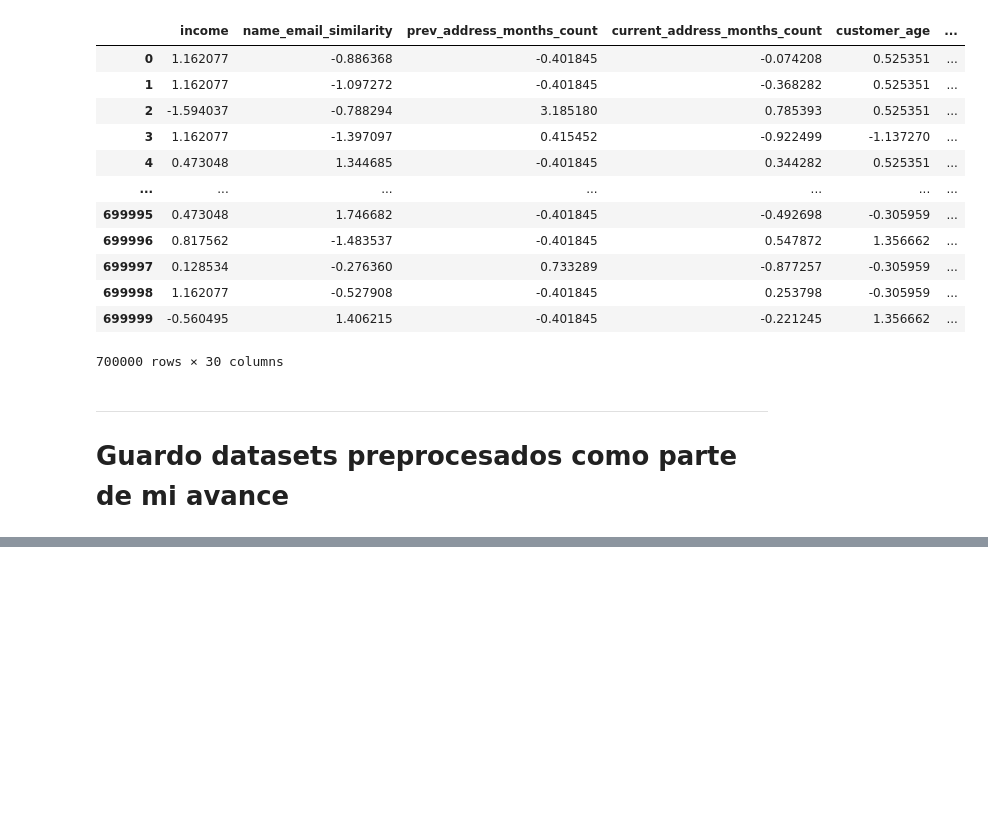
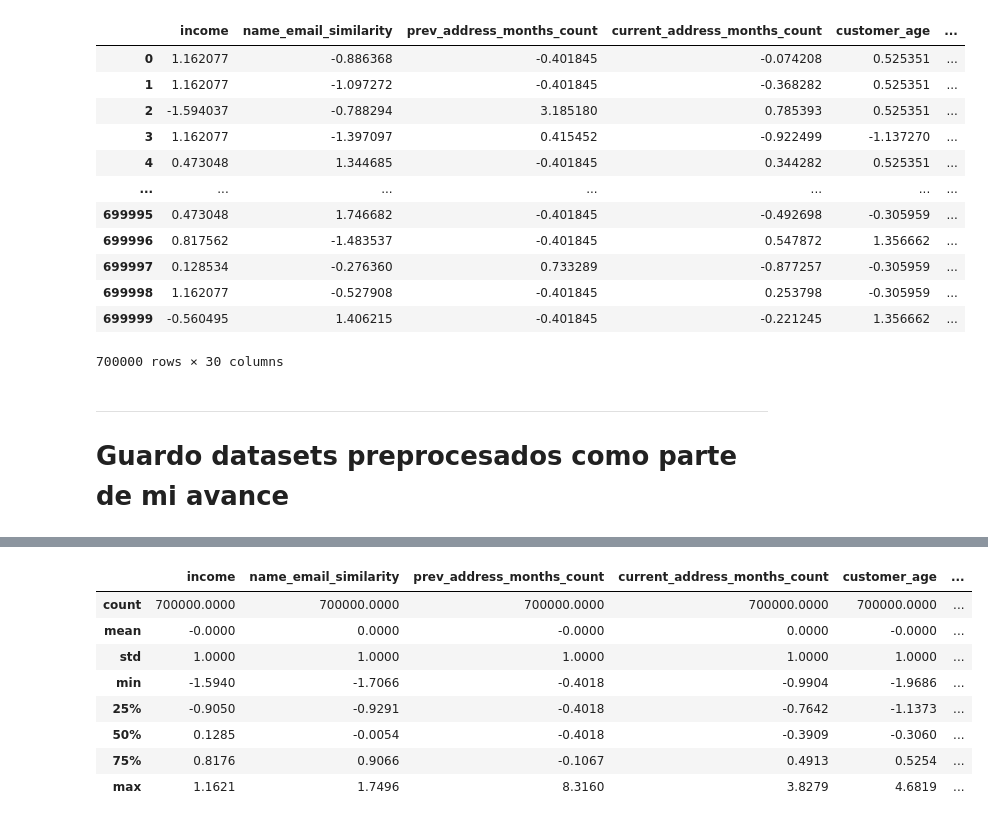
Before and after one commit to rodrifer10/mds_ml_rfc, a Jupyter notebook: ML_Project_Bank_Fraud/notebooks/03_Feature_Processing.ipynb, the cells around one changed output, grey strips where cells are left out. Cells and saved outputs as stored; diff of their text form; code cells hidden in the pictures; blank space fills up the shorter version.

```diff
--- a/ML_Project_Bank_Fraud/notebooks/03_Feature_Processing.ipynb
+++ b/ML_Project_Bank_Fraud/notebooks/03_Feature_Processing.ipynb
@@ -1051,0 +1110,13 @@ df_test_t.to_csv('../data/processed/df_test_preprocessed.csv', index=False) # lo
+# %%
+pd.options.display.float_format = '{:.4f}'.format
+df_train_t.describe()
+# %% [output]
+|  | income | name_email_similarity | prev_address_months_count | current_address_months_count | customer_age | ... |
+| count | 700000.0000 | 700000.0000 | 700000.0000 | 700000.0000 | 700000.0000 | ... |
+| mean | -0.0000 | 0.0000 | -0.0000 | 0.0000 | -0.0000 | ... |
+| std | 1.0000 | 1.0000 | 1.0000 | 1.0000 | 1.0000 | ... |
+| min | -1.5940 | -1.7066 | -0.4018 | -0.9904 | -1.9686 | ... |
+| 25% | -0.9050 | -0.9291 | -0.4018 | -0.7642 | -1.1373 | ... |
+| 50% | 0.1285 | -0.0054 | -0.4018 | -0.3909 | -0.3060 | ... |
+| 75% | 0.8176 | 0.9066 | -0.1067 | 0.4913 | 0.5254 | ... |
+| max | 1.1621 | 1.7496 | 8.3160 | 3.8279 | 4.6819 | ... |
```
Also changed, not shown: parts of 11 cells of this notebook, 8 other files.
